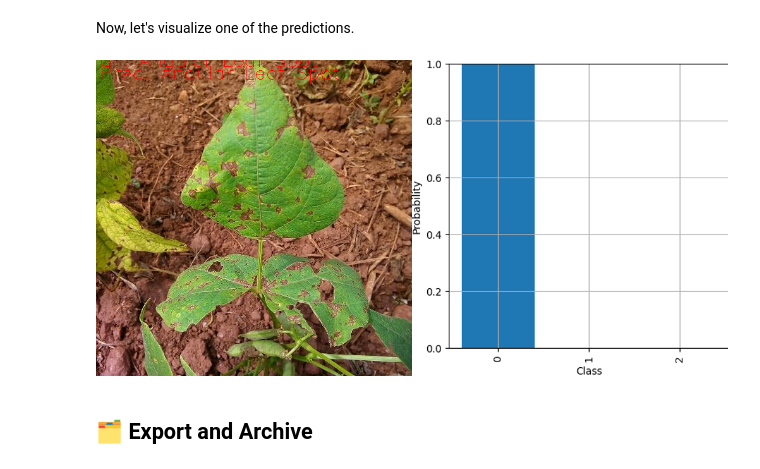
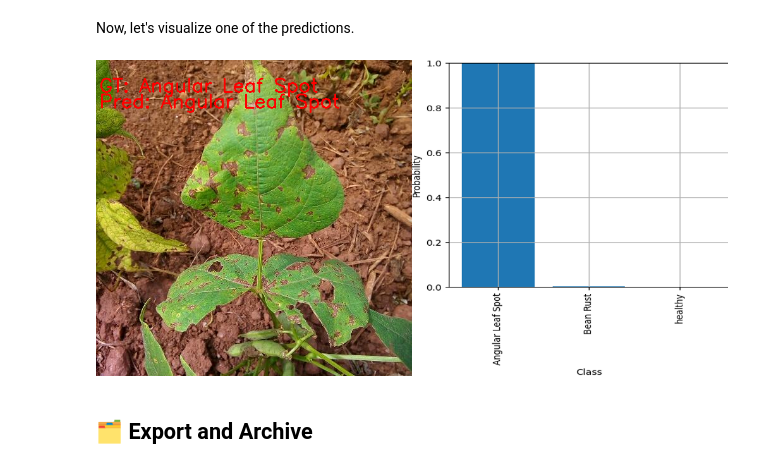
Before and after one commit to luxonis/depthai-ml-training, a Jupyter notebook: training/train_classification_model.ipynb, the cells around one changed output. Cells and saved outputs as stored; diff of their text form; code cells hidden in the pictures.

```diff
--- a/training/train_classification_model.ipynb
+++ b/training/train_classification_model.ipynb
@@ -303,9 +301,9 @@ luxonis_model.infer(weights=weights, save_dir="infer_results_beans_model", view=
 Now, let's visualize one of the predictions.
 # %%
 from IPython.display import Image
-Image(filename='infer_results_beans_model/-ClassificationHead_ClassificationVisualizer_0.png')
+Image(filename='infer_results_beans_model/ClassificationHead_ClassificationVisualizer_0.png')
 # %% [output]
-[figure, old version]
+[figure, new version]
 # %% [markdown]
 <a name ="export-and-archive"></a>
 
```
Also changed, not shown: parts of 11 cells of this notebook, 2 other files.
